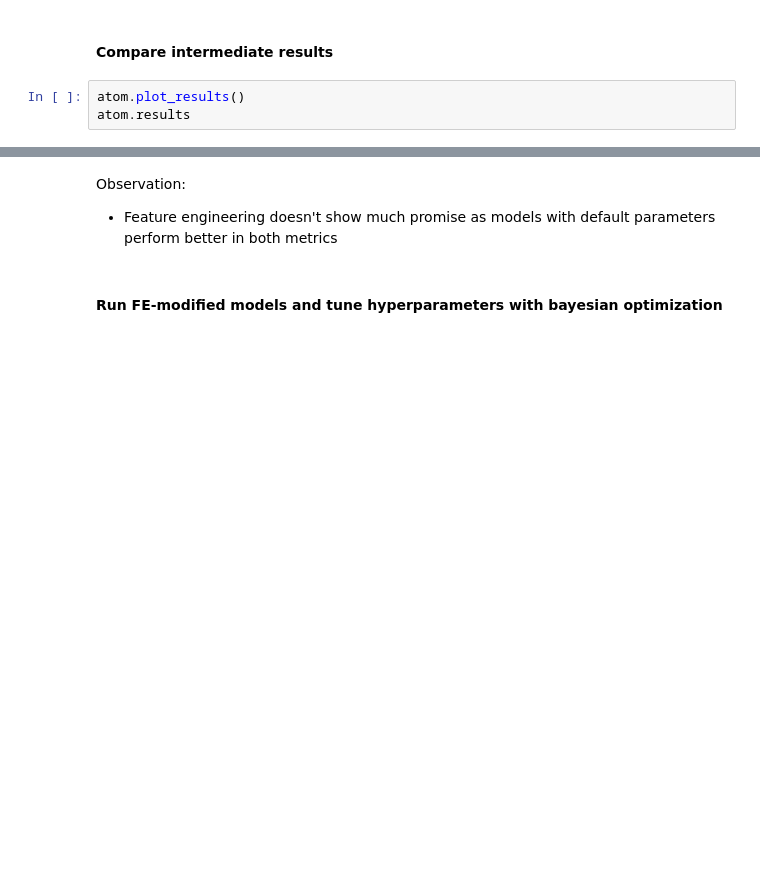
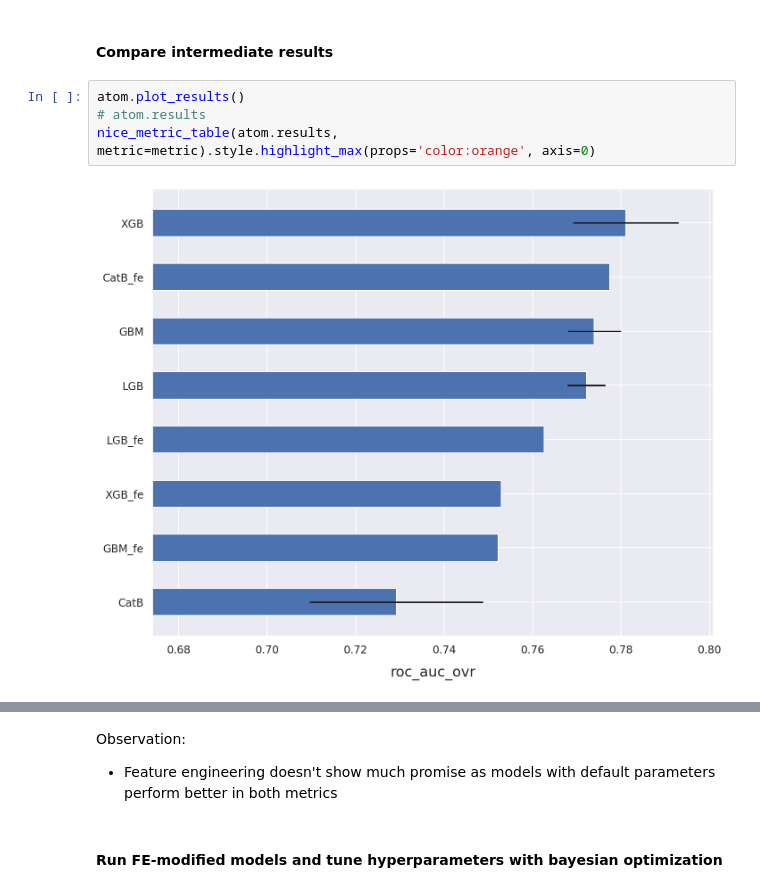
Before and after one commit to oort77/OTUS_HW1, a Jupyter notebook: notebooks/HW1_atom.ipynb, the cells around one changed output, grey strips where cells are left out. Cells and saved outputs as stored; diff of their text form; blank space fills up the shorter version.

```diff
--- a/notebooks/HW1_atom.ipynb
+++ b/notebooks/HW1_atom.ipynb
@@ -211,4 +419,7 @@ atom.run("LGB_fe")
 #### Compare intermediate results
 # %%
 atom.plot_results()
-atom.results
+# atom.results
+nice_metric_table(atom.results, metric=metric).style.highlight_max(props='color:orange', axis=0)
+# %% [output]
+[figure, added]
```
Also changed, not shown: parts of 36 cells of this notebook, 1 other file.
